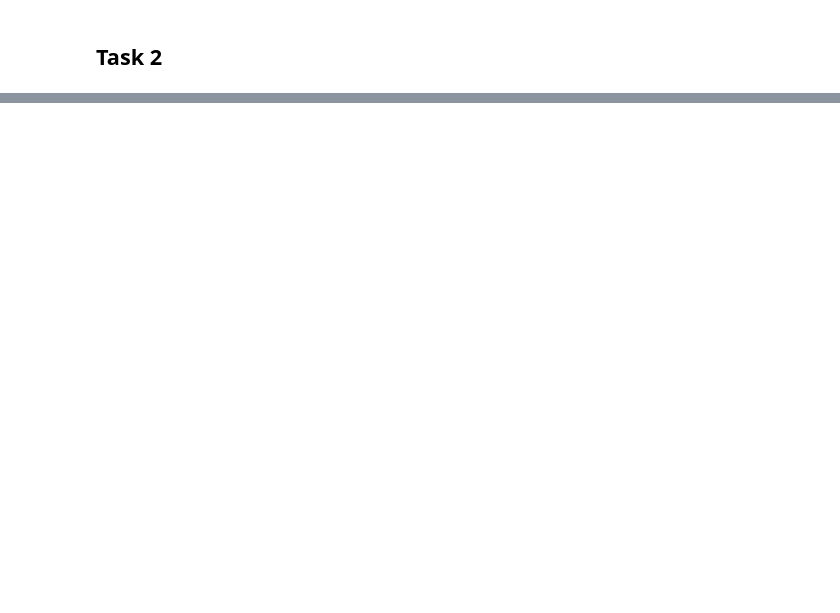
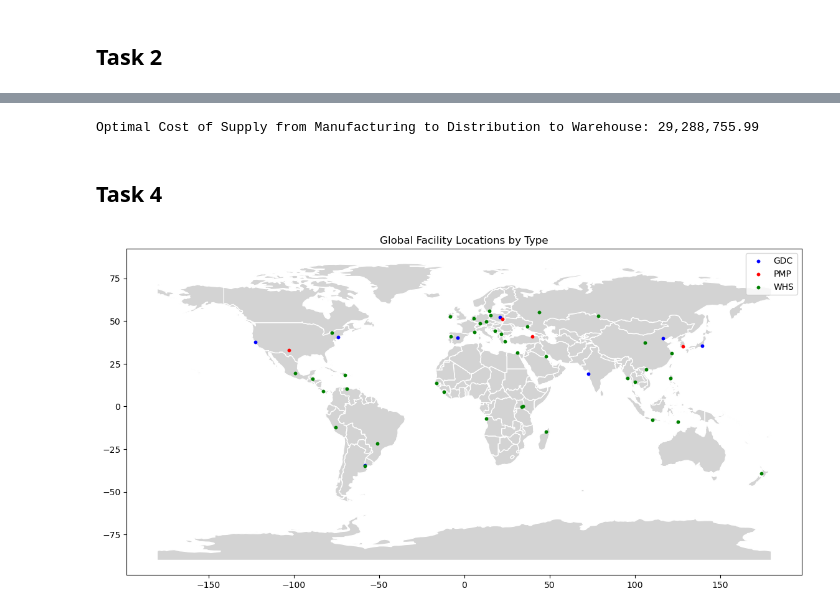
Before and after one commit to kubek22/MOA, a Jupyter notebook: project4/project4.ipynb, the cells around one changed output, grey strips where cells are left out. Drawn from its saved outputs; the diff is of its cells as text; code cells hidden in the pictures; blank space fills up the shorter version.

```diff
--- a/project4/project4.ipynb
+++ b/project4/project4.ipynb
@@ -55,8 +93,3 @@ print(df_production.head())
 1  United States           US      USAM         41134963
 2    South Korea           KR      KRCH         24640961
 3         Turkey           TR      TRME         40168561
-# %%
-df_distribution.columns = [c.strip() for c in df_distribution.columns]
-df_location.columns     = [c.strip() for c in df_location.columns]
-df_production.columns   = [c.strip() for c in df_production.columns]
-df_demand.columns       = [c.strip() for c in df_demand.columns]
@@ -157,0 +285,51 @@ print(cost)
+# %%
+opt_cost = pulp.value(model.objective)
+print(f"Optimal Cost of Supply from Manufacturing to Distribution to Warehouse: {opt_cost:,.2f}")
+# %% [output]
+Optimal Cost of Supply from Manufacturing to Distribution to Warehouse: 29,288,755.99
+# %% [markdown]
+## Task 4
+# %%
+# Create a Python Code to generate a Map with the locations similar to the one in the page before
+
+shpfilename = shpreader.natural_earth(
+    resolution='110m',
+    category='cultural',
+    name='admin_0_countries'
+)
+world = gpd.read_file(shpfilename)
+
+df_loc = df_location.loc[df_location.Type != "MKT", :]
+
+gdf = gpd.GeoDataFrame(
+    df_loc,
+    geometry=gpd.points_from_xy(
+        df_loc["X_cord"],  # longitude
+        df_loc["Y_cord"]   # latitude
+    ),
+    crs="EPSG:4326"
+)
+
+type_colors = {
+    "GDC": "blue",
+    "WHS": "green",
+    "PMP": "red"
+}
+
+fig, ax = plt.subplots(figsize=(14, 8))
+world.plot(ax=ax, color="lightgray", edgecolor="white")
+
+for t, subdf in gdf.groupby("Type"):
+    ax.scatter(
+        subdf["X_cord"],
+        subdf["Y_cord"],
+        label=t,
+        s=10,
+        color=type_colors.get(t, "black")
+    )
+
+ax.set_title("Global Facility Locations by Type")
+ax.legend()
+plt.show()
+# %% [output]
+[figure, added]
```
Also changed, not shown: parts of 60 cells of this notebook, 1 other file.
